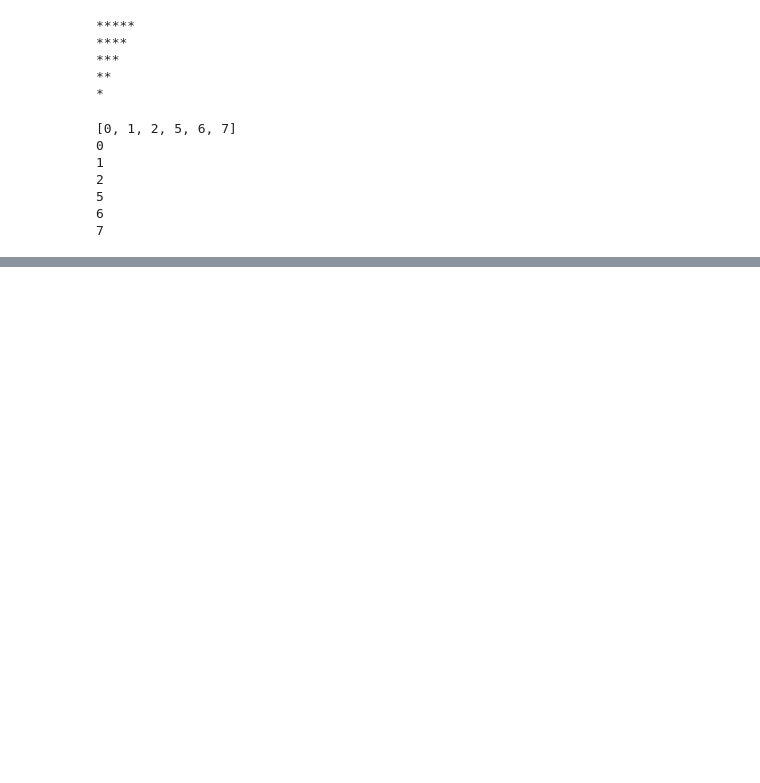
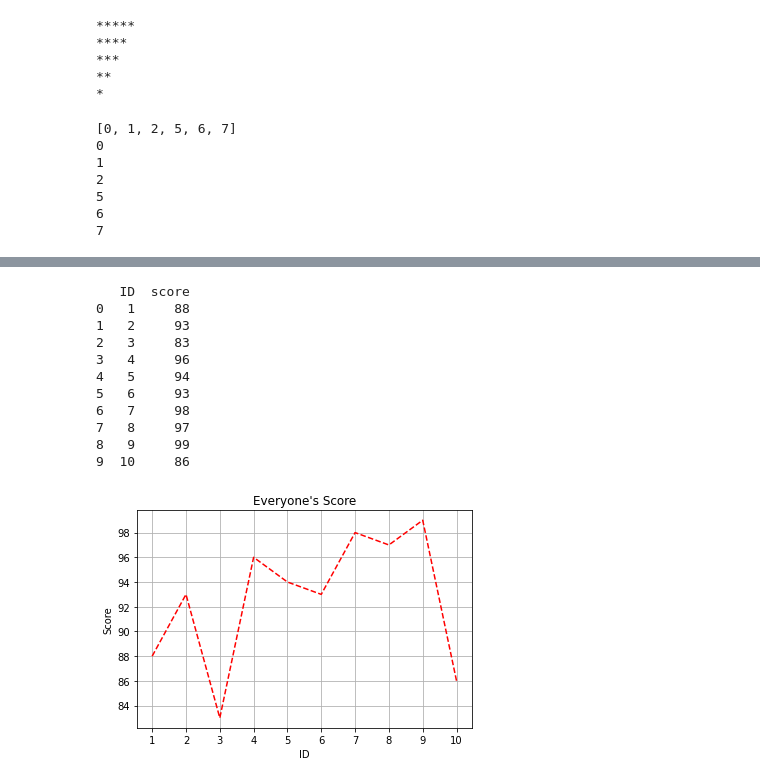
Before and after one commit to AllenLi86/DataPlot, a Jupyter notebook: test.ipynb, the cells around one changed output, grey strips where cells are left out. Drawn from its saved outputs; the diff is of its cells as text; code cells hidden in the pictures; blank space fills up the shorter version.

```diff
--- a/test.ipynb
+++ b/test.ipynb
@@ -125,0 +231,50 @@ for i in [*range(3)] + [*range(5, 8)]:
+# %%
+import matplotlib.pyplot as plt
+import numpy as np
+import pandas as pd
+from random import randint
+
+import plotly.graph_objects as go
+
+df = pd.DataFrame()
+
+df["ID"] = np.arange(1, 11, 1)
+df["score"] = [randint(80, 100) for i in range(10)]
+
+print(df)
+
+# import plotly.graph_objects as go
+
+# 生成數據
+x = df["ID"]
+y = df["score"]
+
+# 建立圖表
+plt.figure()
+plt.plot(x, y, 'r--', label='line 1')
+
+# 添加標籤和標題
+plt.xlabel('ID')
+plt.ylabel('Score')
+plt.title("Everyone\'s Score")
+plt.grid(True)
+plt.xticks(range(1, 11))
+# plt.legend()
+
+plt.savefig('score.png')
+
+# 顯示圖表
+plt.show()
+# %% [output]
+   ID  score
+0   1     88
+1   2     93
+2   3     83
+3   4     96
+4   5     94
+5   6     93
+6   7     98
+7   8     97
+8   9     99
+9  10     86
+[figure, added]
```
Also changed, not shown: parts of 12 cells of this notebook, 9 other files.
